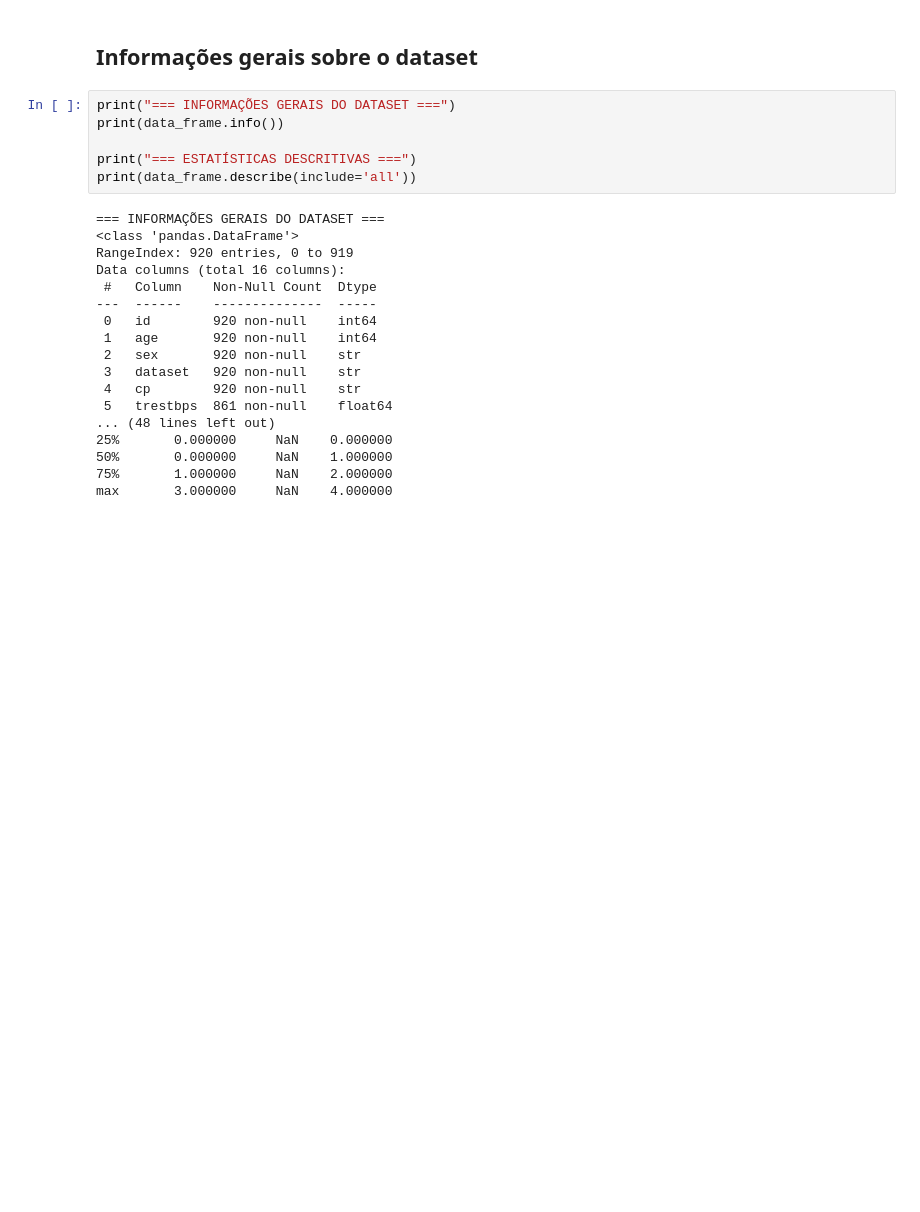
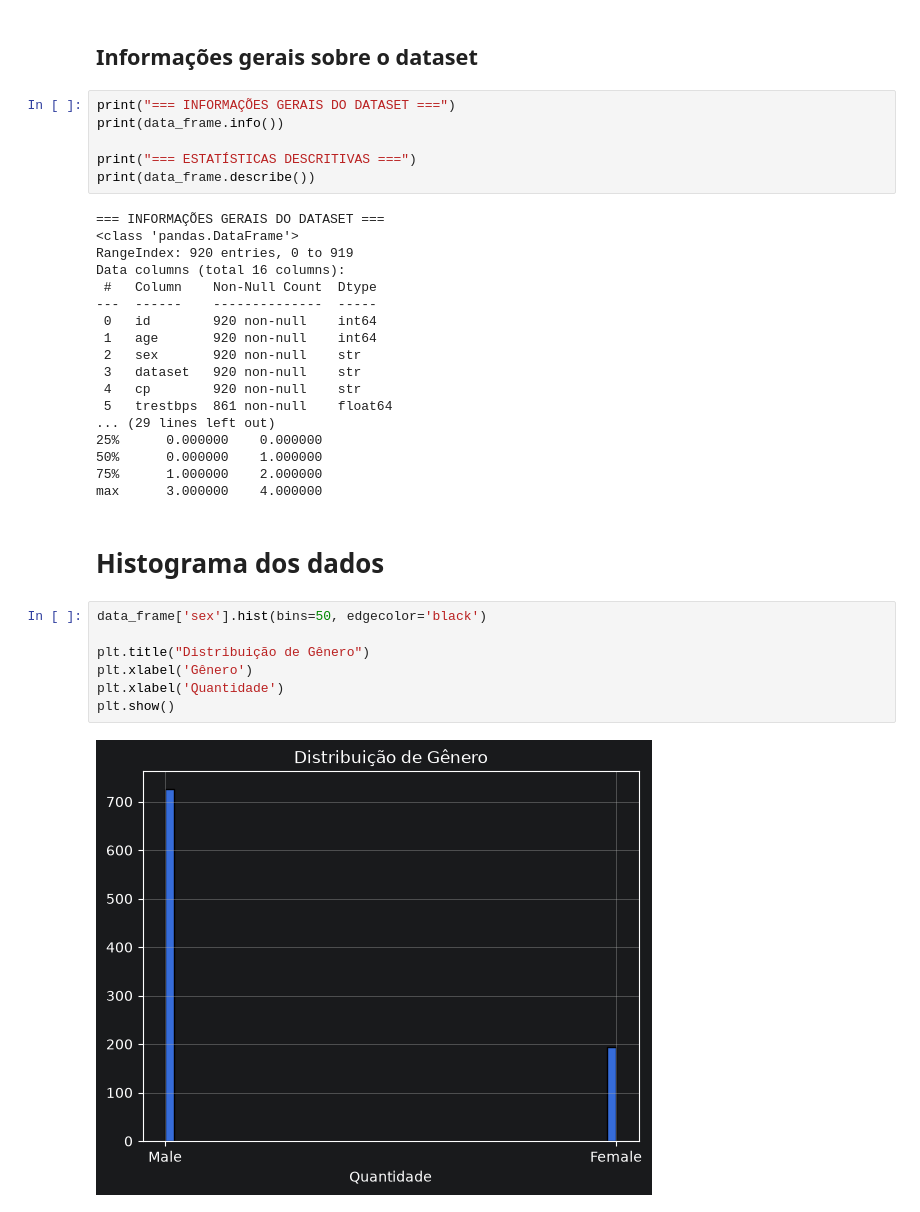
Before and after one commit to EberteSampaio/Analise-UCI-Heart-Disease-Data, a Jupyter notebook: main.ipynb, the cells around one changed output. Saved outputs shown, nothing was run; the diff lists cells and outputs as text; blank space fills up the shorter version.

Commit message:
feat: plotar histograma e tratar dados nulos

```diff
--- a/main.ipynb
+++ b/main.ipynb
@@ -54,7 +70,7 @@ print("=== INFORMAÇÕES GERAIS DO DATASET ===")
 print(data_frame.info())
 
 print("=== ESTATÍSTICAS DESCRITIVAS ===")
-print(data_frame.describe(include='all'))
+print(data_frame.describe())
 # %% [output]
 === INFORMAÇÕES GERAIS DO DATASET ===
 <class 'pandas.DataFrame'>
@@ -68,8 +84,19 @@ Data columns (total 16 columns):
  3   dataset   920 non-null    str
  4   cp        920 non-null    str
  5   trestbps  861 non-null    float64
-... (48 lines left out)
-25%       0.000000     NaN    0.000000
-50%       0.000000     NaN    1.000000
-75%       1.000000     NaN    2.000000
-max       3.000000     NaN    4.000000
+... (29 lines left out)
+25%      0.000000    0.000000
+50%      0.000000    1.000000
+75%      1.000000    2.000000
+max      3.000000    4.000000
+# %% [markdown]
+# Histograma dos dados
+# %%
+data_frame['sex'].hist(bins=50, edgecolor='black')
+
+plt.title("Distribuição de Gênero")
+plt.xlabel('Gênero')
+plt.xlabel('Quantidade')
+plt.show()
+# %% [output]
+[figure, added]
```
Also changed, not shown: parts of 5 cells of this notebook.
